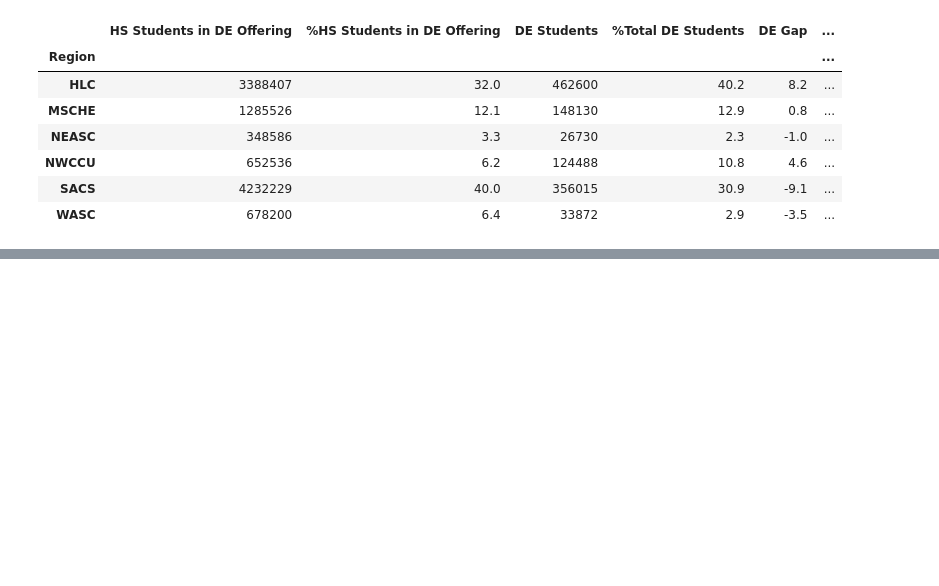
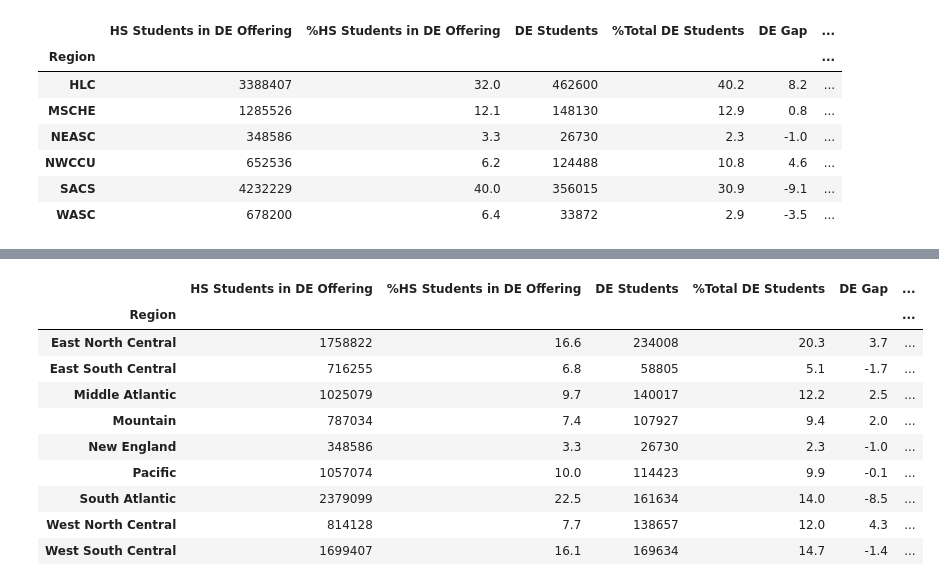
Before and after one commit to oconnoag/nacep_dual_enrollment_analysis, a Jupyter notebook: jupyter_notebooks/02_enrollment_analysis-By-Offering.ipynb, the cells around one changed output, grey strips where cells are left out. Cells and saved outputs as stored; diff of their text form; code cells hidden in the pictures; blank space fills up the shorter version.

```diff
--- a/jupyter_notebooks/02_enrollment_analysis-By-Offering.ipynb
+++ b/jupyter_notebooks/02_enrollment_analysis-By-Offering.ipynb
@@ -625,0 +663,16 @@ plt.show()
+# %%
+region_enrollment_census = by_offering_enrollment_compiler(crdc_1516_deYes, crdc_1516_apYes, 'region_census')
+region_enrollment_census.index.name = 'Region'
+region_enrollment_census
+# %% [output]
+|  | HS Students in DE Offering | %HS Students in DE Offering | DE Students | %Total DE Students | DE Gap | ... |
+| Region |  |  |  |  |  | ... |
+| East North Central | 1758822 | 16.6 | 234008 | 20.3 | 3.7 | ... |
+| East South Central | 716255 | 6.8 | 58805 | 5.1 | -1.7 | ... |
+| Middle Atlantic | 1025079 | 9.7 | 140017 | 12.2 | 2.5 | ... |
+| Mountain | 787034 | 7.4 | 107927 | 9.4 | 2.0 | ... |
+| New England | 348586 | 3.3 | 26730 | 2.3 | -1.0 | ... |
+| Pacific | 1057074 | 10.0 | 114423 | 9.9 | -0.1 | ... |
+| South Atlantic | 2379099 | 22.5 | 161634 | 14.0 | -8.5 | ... |
+| West North Central | 814128 | 7.7 | 138657 | 12.0 | 4.3 | ... |
+| West South Central | 1699407 | 16.1 | 169634 | 14.7 | -1.4 | ... |
```
Also changed, not shown: parts of 11 cells of this notebook, 6 other files.
